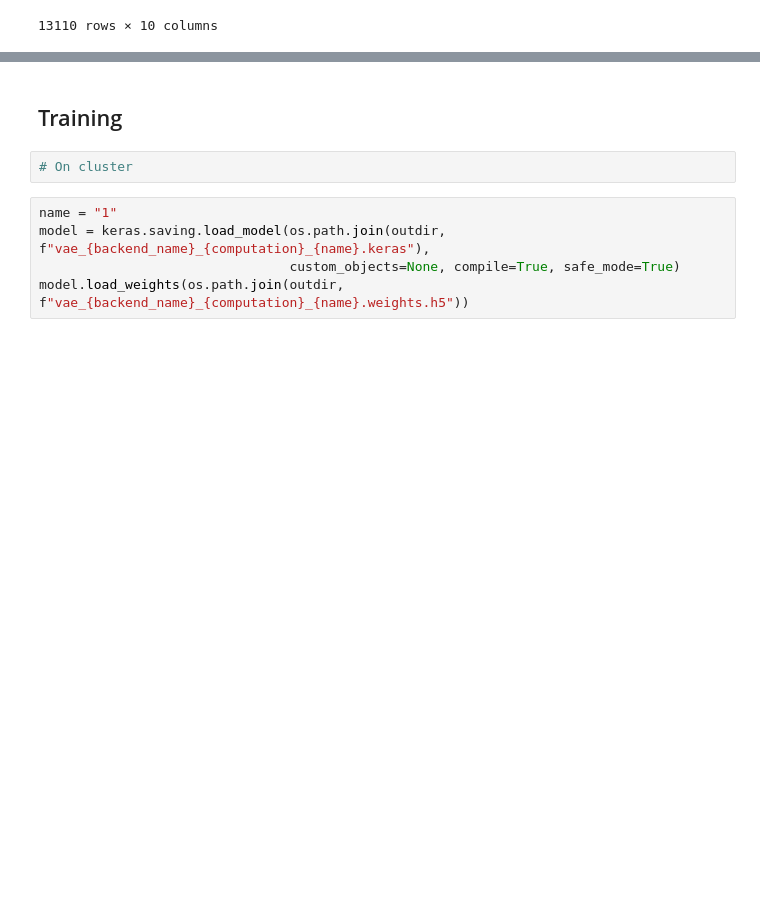
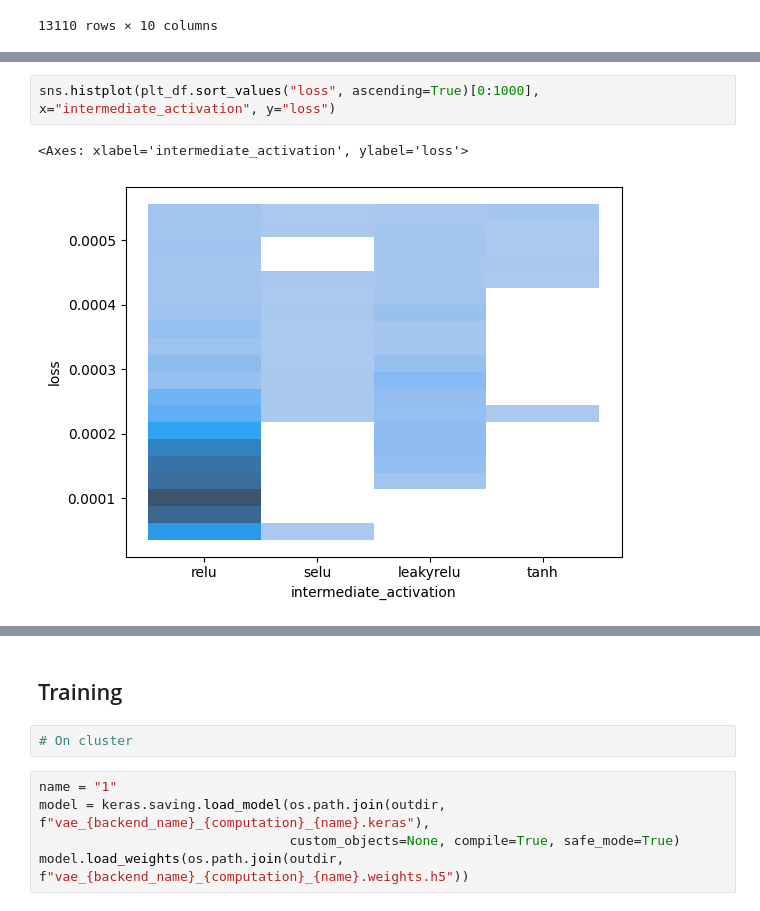
Before and after one commit to JosuaCarl/MStoML, a Jupyter notebook: skripts/VAE/VAE_interpret.ipynb, the cells around one changed output, grey strips where cells are left out. Drawn from its saved outputs; the diff is of its cells as text; blank space fills up the shorter version.

```diff
--- a/skripts/VAE/VAE_interpret.ipynb
+++ b/skripts/VAE/VAE_interpret.ipynb
@@ -65,0 +84,5 @@ Configuration(values={
+# %%
+sns.histplot(plt_df.sort_values("loss", ascending=True)[0:1000], x="intermediate_activation", y="loss")
+# %% [output]
+<Axes: xlabel='intermediate_activation', ylabel='loss'>
+[figure, added]
```
Also changed, not shown: parts of 8 cells of this notebook, 2 other files.
